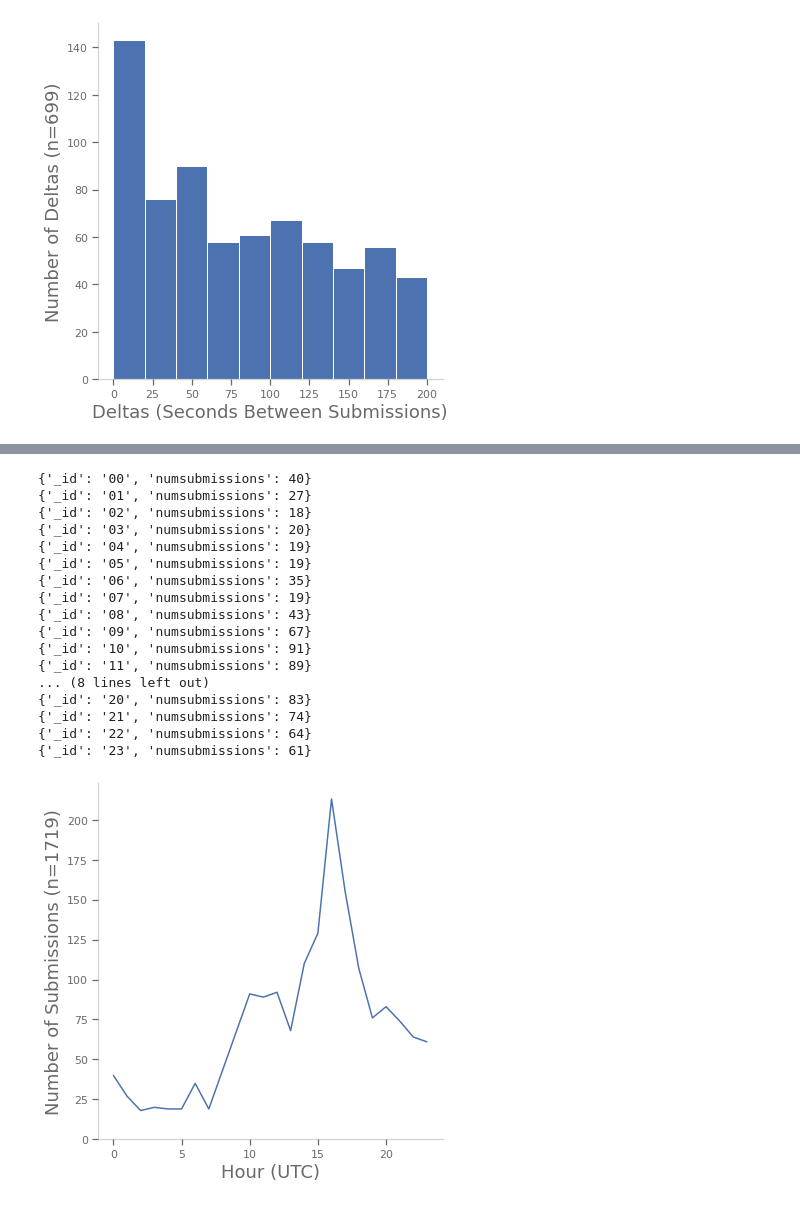
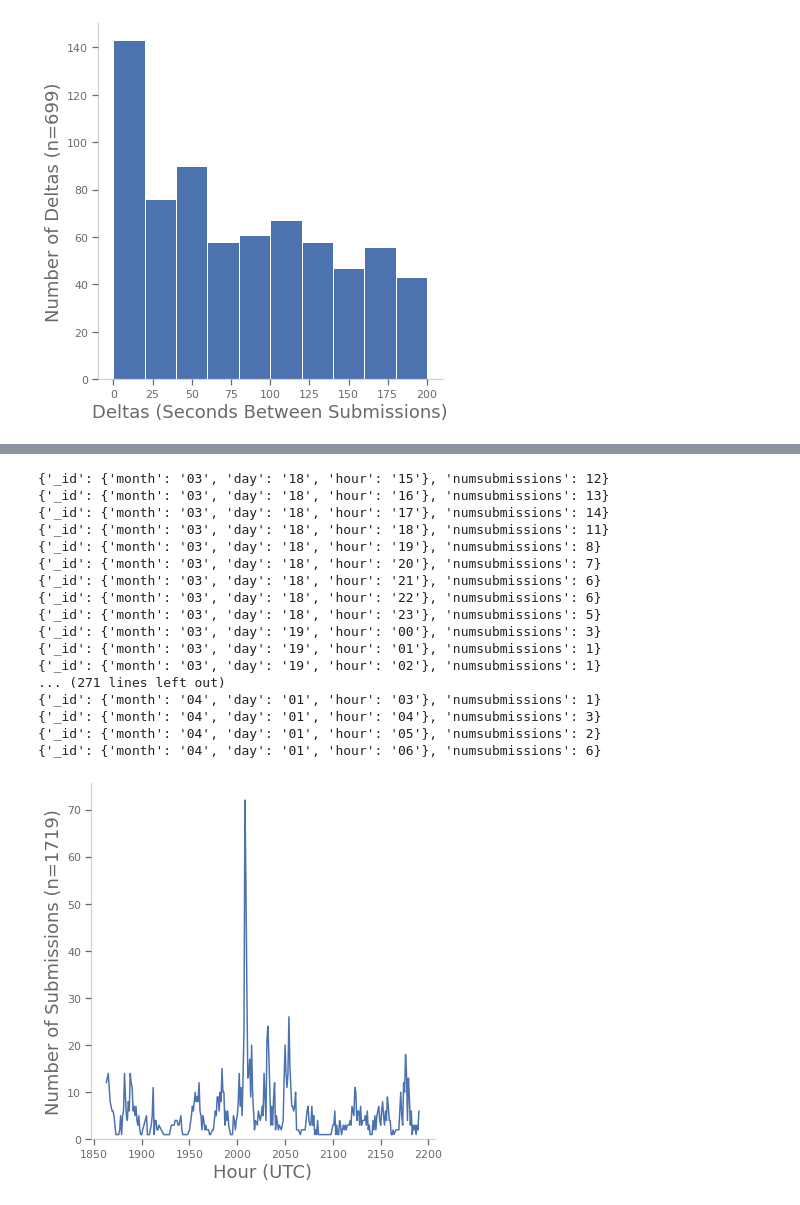
Before and after one commit to AndrewSamaha/WSBAnalysis, a Jupyter notebook: readme-testing.ipynb, the cells around one changed output, grey strips where cells are left out. Saved outputs shown, nothing was run; the diff lists cells and outputs as text; code cells hidden in the pictures.

Commit message:
hours since new year graph

```diff
--- a/readme-testing.ipynb
+++ b/readme-testing.ipynb
@@ -248,5 +318,5 @@ deltas = getsubmissiondeltas(max=200,log=False)
 # %%
-def groupby_monthdayhour():
+def groupby_monthday_hour():
     first = None
     last = None
 
@@ -298,13 +368,31 @@ def groupby_monthdayhour():
     plt.gca().set_ylim(bottom=0)
     plt.tight_layout()
 
-def groupby_hour(save=None):
+
+def groupby_month_day_hour(save=None):
+    def hour_of_year(month,day,hour):
+        '''given an hour, day, and month, return the number of hours since the beginning of the year'''
+        dayspermonth =[0,31,28,31, 30, 31, 30, 31, 31, 30, 31, 30, 31]
+        return hour + day*24 + sum(dayspermonth[:month]) * 24
+
     first = None
     last = None
 
     dates_sorted = wsbs.aggregate( [
         {
             '$project': {
+                'month': {
+                    '$dateToString': {
+                        'date': { '$dateFromString': {'dateString': '$created_utc' } }
+                        ,"format": "%m"
+                    }
+                },
+                'day': {
+                    '$dateToString': {
+                        'date': { '$dateFromString': {'dateString': '$created_utc' } }
+                        ,"format": "%d"
+                    }
+                },
                 'hour': {
                     '$dateToString': {
                         'date': { '$dateFromString': {'dateString': '$created_utc' } }
@@ -315,54 +403,54 @@ def groupby_hour(save=None):
         },
         {
             "$group": {
-                '_id':"$hour" ,
+                '_id':{'month':'$month','day':'$day','hour':"$hour"} ,
                 'numsubmissions': { '$sum':1 }
             }#z
 
         },
         {
             "$sort":  { '_id': 1 } # This worked when there was a groupby for only a single field
             #"$sort":  { '_id': {'day':1, 'hour':1} }
         }
     ] )
     i = 0
     hours = []
     submissions = []
     for val in dates_sorted:
-        hours.append(int(val['_id']))
+        hours.append(hour_of_year(int(val['_id']['month']),int(val['_id']['day']),int(val['_id']['hour'])))
         submissions.append(int(val['numsubmissions']))
+        #print(val)
         i += 1
         if i >= 10:
             pass
-
+        #break
 
     fig, ax = plt.subplots(1,1, figsize=(6,6))
     ax.plot(hours, submissions)
     ax.set_ylabel(f'Number of Submissions (n={sum(submissions)})')
     ax.set_xlabel('Hour (UTC)')
     plt.gca().set_ylim(bottom=0)
     plt.tight_layout()
     if save:
         plt.savefig(save)
 
-
-groupby_hour()
+groupby_month_day_hour()
 # %% [output]
-{'_id': '00', 'numsubmissions': 40}
-{'_id': '01', 'numsubmissions': 27}
-{'_id': '02', 'numsubmissions': 18}
-{'_id': '03', 'numsubmissions': 20}
-{'_id': '04', 'numsubmissions': 19}
-{'_id': '05', 'numsubmissions': 19}
-{'_id': '06', 'numsubmissions': 35}
-{'_id': '07', 'numsubmissions': 19}
-{'_id': '08', 'numsubmissions': 43}
-{'_id': '09', 'numsubmissions': 67}
-{'_id': '10', 'numsubmissions': 91}
-{'_id': '11', 'numsubmissions': 89}
-... (8 lines left out)
-{'_id': '20', 'numsubmissions': 83}
-{'_id': '21', 'numsubmissions': 74}
-{'_id': '22', 'numsubmissions': 64}
-{'_id': '23', 'numsubmissions': 61}
+{'_id': {'month': '03', 'day': '18', 'hour': '15'}, 'numsubmissions': 12}
+{'_id': {'month': '03', 'day': '18', 'hour': '16'}, 'numsubmissions': 13}
+{'_id': {'month': '03', 'day': '18', 'hour': '17'}, 'numsubmissions': 14}
+{'_id': {'month': '03', 'day': '18', 'hour': '18'}, 'numsubmissions': 11}
+{'_id': {'month': '03', 'day': '18', 'hour': '19'}, 'numsubmissions': 8}
+{'_id': {'month': '03', 'day': '18', 'hour': '20'}, 'numsubmissions': 7}
+{'_id': {'month': '03', 'day': '18', 'hour': '21'}, 'numsubmissions': 6}
+{'_id': {'month': '03', 'day': '18', 'hour': '22'}, 'numsubmissions': 6}
+{'_id': {'month': '03', 'day': '18', 'hour': '23'}, 'numsubmissions': 5}
+{'_id': {'month': '03', 'day': '19', 'hour': '00'}, 'numsubmissions': 3}
+{'_id': {'month': '03', 'day': '19', 'hour': '01'}, 'numsubmissions': 1}
+{'_id': {'month': '03', 'day': '19', 'hour': '02'}, 'numsubmissions': 1}
+... (271 lines left out)
+{'_id': {'month': '04', 'day': '01', 'hour': '03'}, 'numsubmissions': 1}
+{'_id': {'month': '04', 'day': '01', 'hour': '04'}, 'numsubmissions': 3}
+{'_id': {'month': '04', 'day': '01', 'hour': '05'}, 'numsubmissions': 2}
+{'_id': {'month': '04', 'day': '01', 'hour': '06'}, 'numsubmissions': 6}
-[figure, old version]
+[figure, new version]
```
Also changed, not shown: parts of 1 cell of this notebook, 6 other files.
